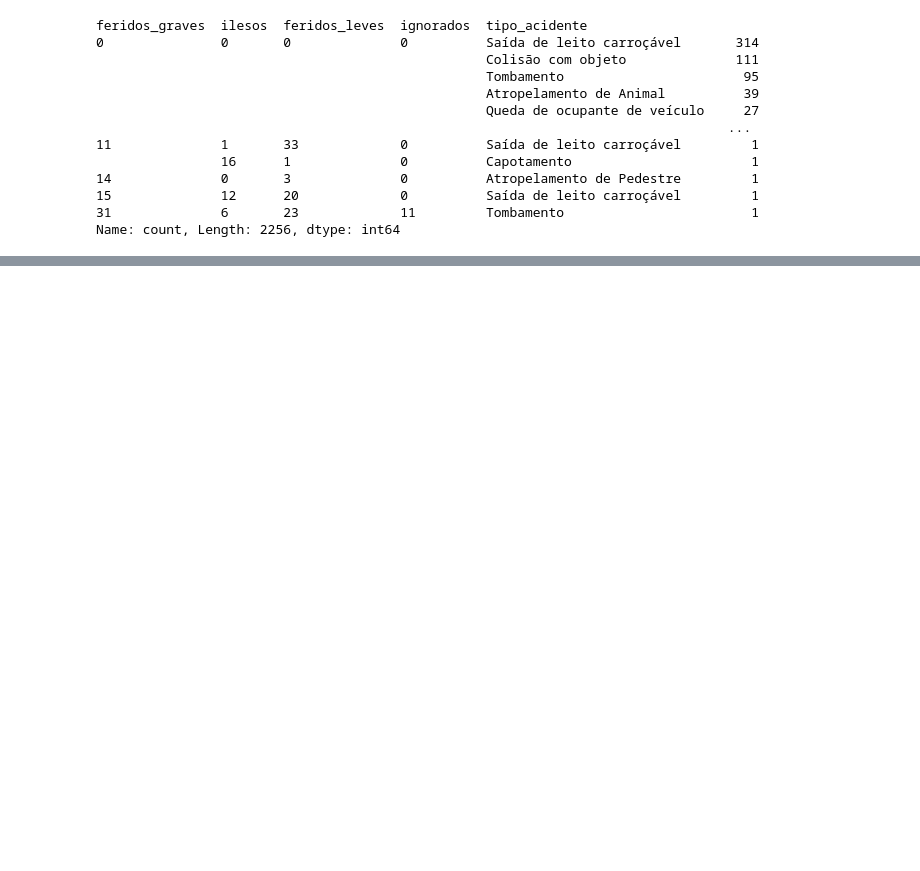
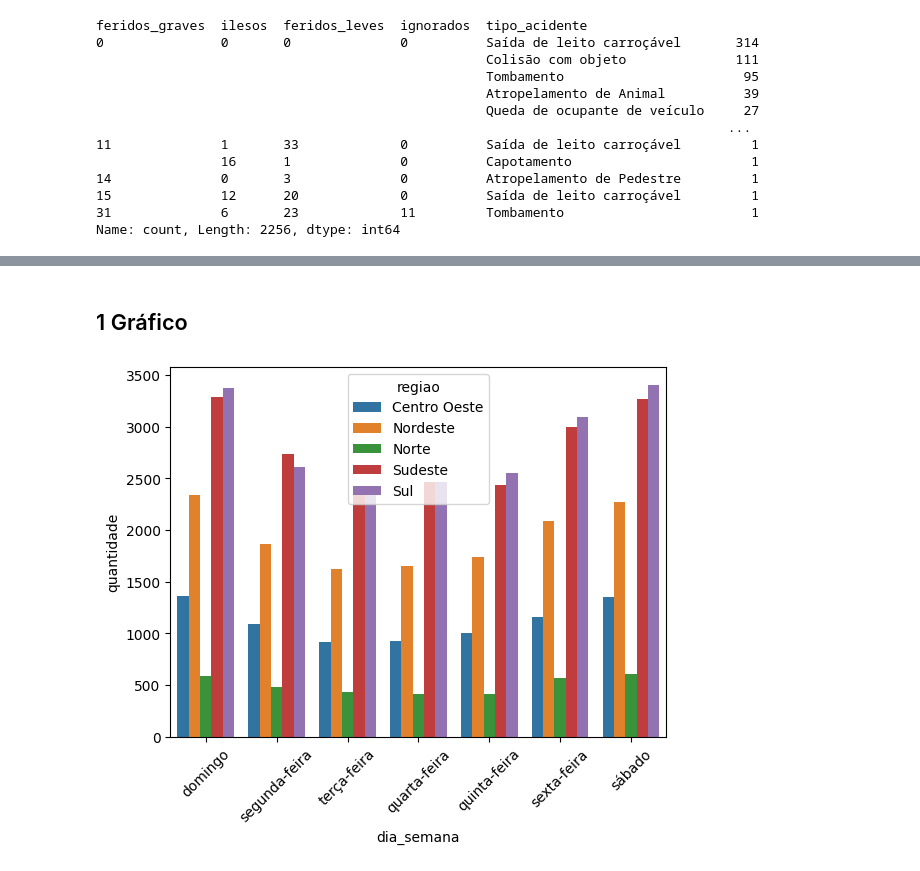
Before and after one commit to GabrielcMiranda/acidentes-brasil, a Jupyter notebook: Analise.ipynb, the cells around one changed output, grey strips where cells are left out. Cells and saved outputs as stored; diff of their text form; code cells hidden in the pictures; blank space fills up the shorter version.

```diff
--- a/Analise.ipynb
+++ b/Analise.ipynb
@@ -362,0 +330,21 @@ Ingestão de álcool pelo condutor Ingestão de álcool pelo condutor Condutor d
+# %% [markdown]
+## 1 Gráfico
+# %%
+df_regioes = df[df['regiao'].isin(df['regiao'].unique())]
+# %%
+df_regiao_dia_semana = df_regioes.groupby(['dia_semana', 'regiao']).size().reset_index(name='quantidade')
+
+semana = ['domingo', 'segunda-feira', 'terça-feira', 'quarta-feira', 'quinta-feira', 'sexta-feira', 'sábado']
+
+fig, ax = plt.subplots()
+
+plt.subplot()
+sns.barplot(df_regiao_dia_semana,
+            x='dia_semana',
+            y='quantidade',
+            hue='regiao',
+            order=semana)
+plt.xticks(rotation=45)
+plt.show()
+# %% [output]
+[figure, added]
```
Also changed, not shown: parts of 49 cells of this notebook, 1 other file.
